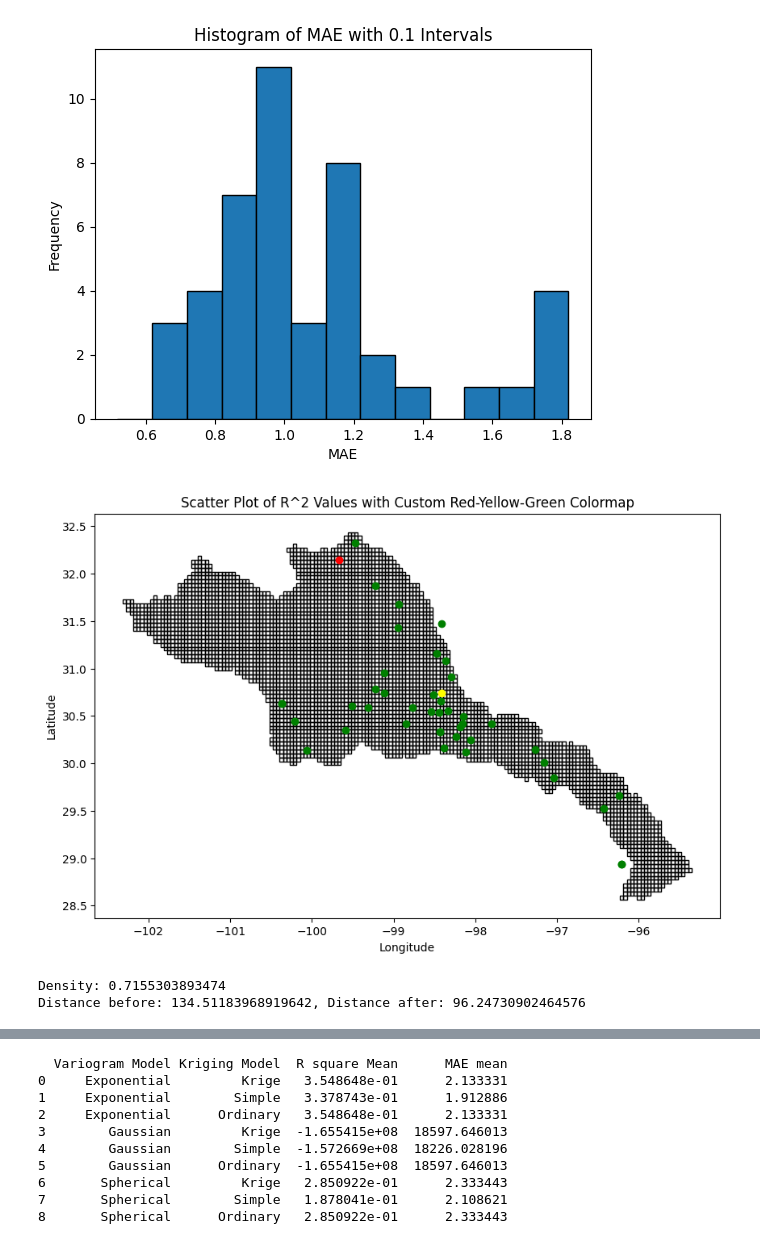
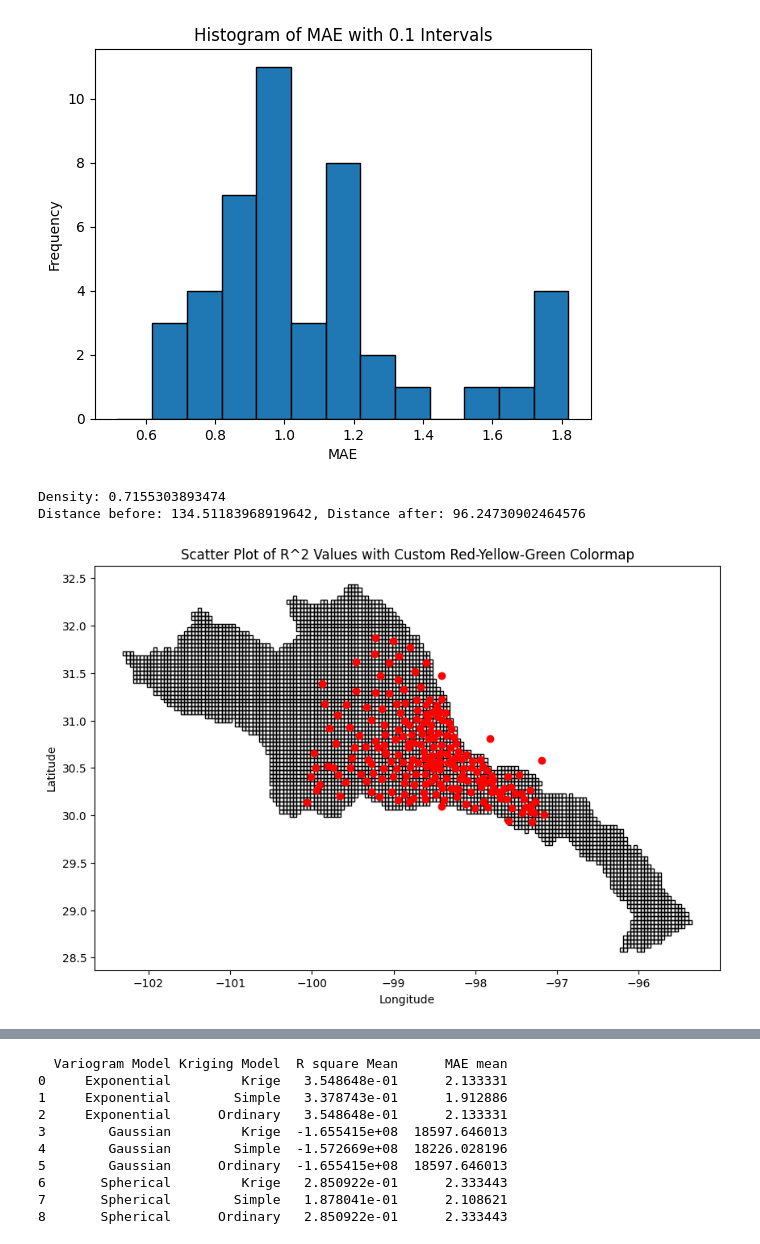
Before and after one commit to GEM-TAMU/LCRA-Interpolation, a Jupyter notebook: interpolation.ipynb, the cells around one changed output, grey strips where cells are left out. Drawn from its saved outputs; the diff is of its cells as text; code cells hidden in the pictures.

```diff
--- a/interpolation.ipynb
+++ b/interpolation.ipynb
@@ -470,9 +470,7 @@ def plot_rsq(intersected_mesh, r_sq_list, validation_x_coords, validation_y_coor
     plt.xlabel('Longitude')
     plt.ylabel('Latitude')
     plt.show()
-plot_rsq(intersected_mesh, r_sq_list, validation_x_coords, validation_y_coords)
+# plot_rsq(intersected_mesh, r_sq_list, validation_x_coords, validation_y_coords)
-# %% [output]
-[figure, removed]
 # %%
 #  Density vs different interpolation techniques
 def get_distance(coordinates):
@@ -530,3 +528,8 @@ print(f"Distance before: {average_distance}, Distance after: {get_distance(resam
 # %% [output]
 Density: 0.7155303893474
 Distance before: 134.51183968919642, Distance after: 96.24730902464576
+# %%
+r_sq_list = [ 0 ] * len(train_x_coords)
+plot_rsq(intersected_mesh, r_sq_list, train_x_coords, train_y_coords)
+# %% [output]
+[figure, added]
```
Also changed, not shown: parts of 1 cell of this notebook.
